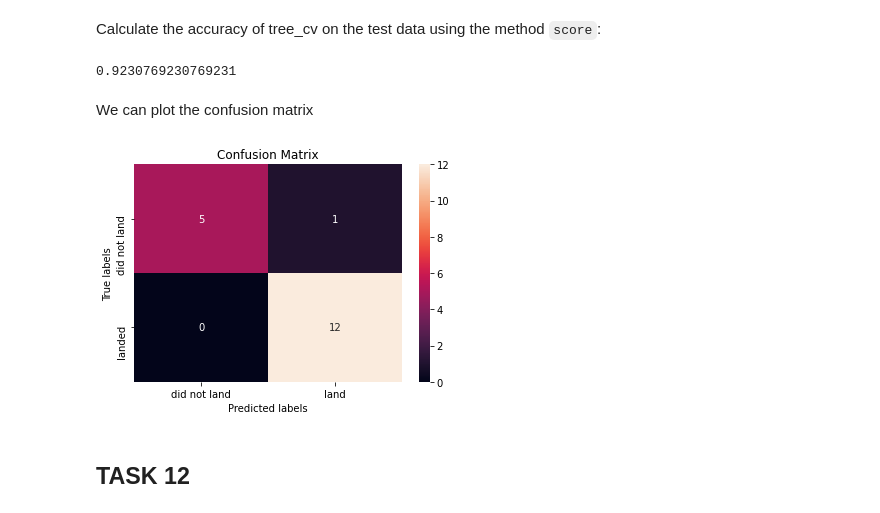
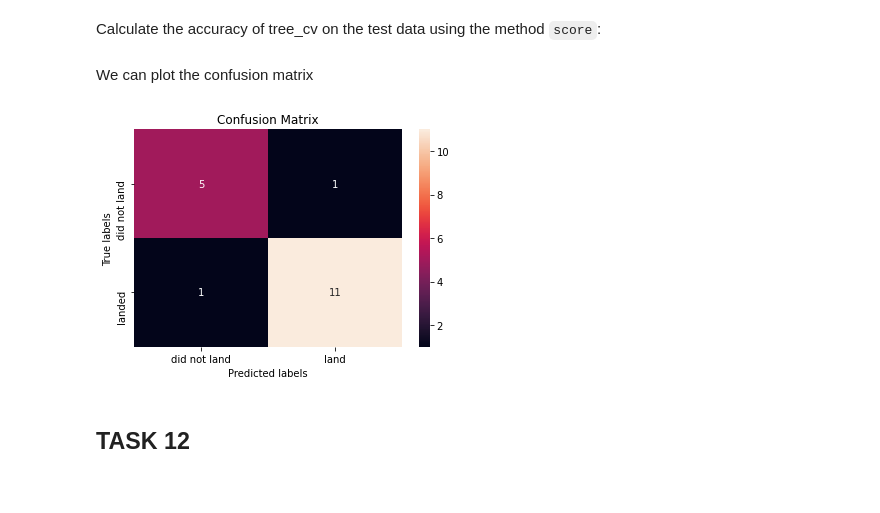
Before and after one commit to shylajamanjunatha/demo, a Jupyter notebook: SpaceX_Machine Learning prediction.ipynb, the cells around one changed output. Cells and saved outputs as stored; diff of their text form; code cells hidden in the pictures.

```diff
--- a/SpaceX_Machine Learning prediction.ipynb
+++ b/SpaceX_Machine Learning prediction.ipynb
@@ -309,18 +319,13 @@ accuracy : 0.8444444444444444
 ## TASK  11
 # %% [markdown]
 Calculate the accuracy of tree_cv on the test data using the method <code>score</code>:
-# %%
-yhat_k=Knn_cv.predict(X_test)
-jaccard_score(Y_test, yhat_k)
-# %% [output]
-0.9230769230769231
 # %% [markdown]
 We can plot the confusion matrix
 # %%
-yhat = Knn_cv.predict(X_test)
+yhat = tree_cv.predict(X_test)
 plot_confusion_matrix(Y_test,yhat)
 # %% [output]
-[figure, old version]
+[figure, new version]
 # %% [markdown]
 ## TASK  12
 # %% [markdown]
```
Also changed, not shown: parts of 5 cells of this notebook.
